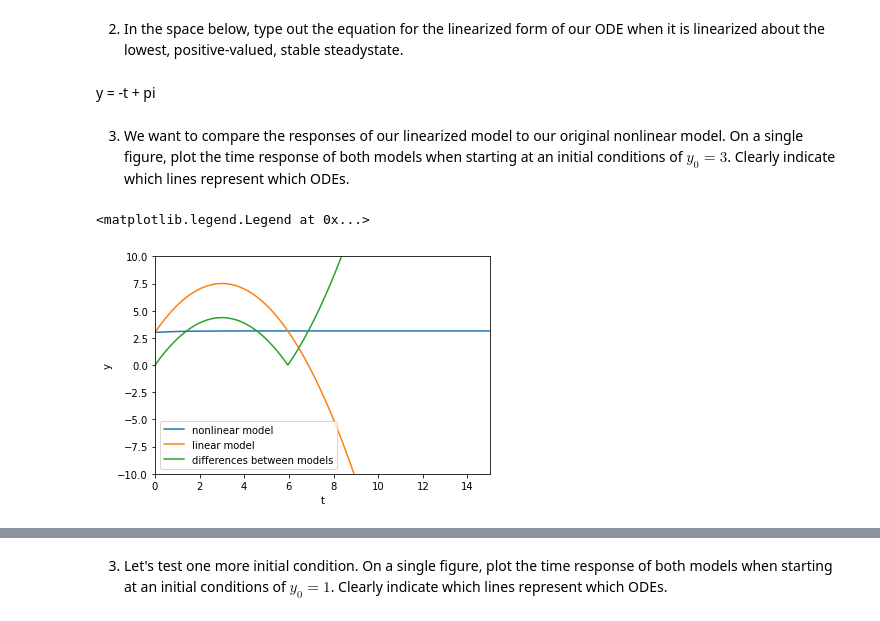
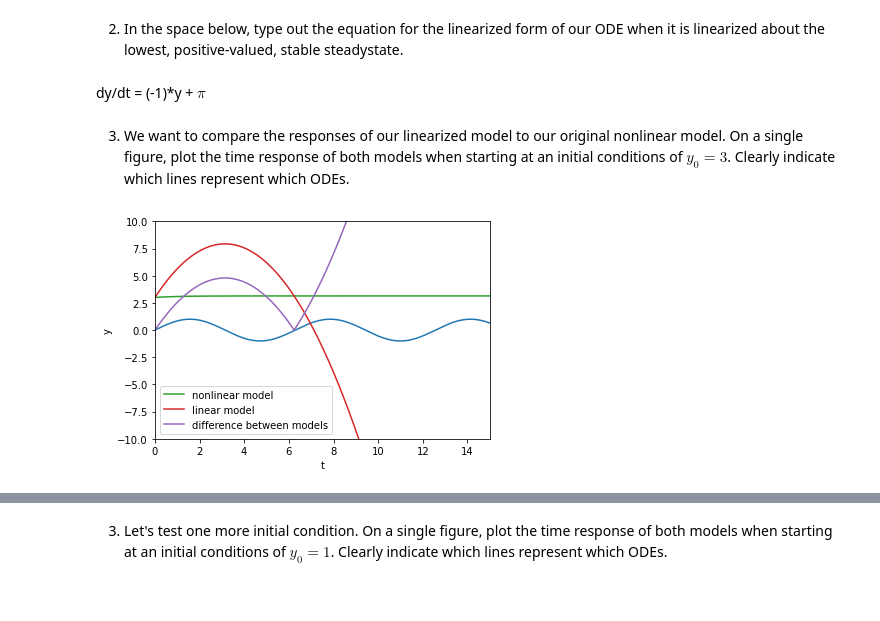
Before and after one commit to mdsnbutler/ChE_2410-Public-Repo, a Jupyter notebook: Homework/Homework 7 Flow on a Line.ipynb, the cells around one changed output, grey strips where cells are left out. Cells and saved outputs as stored; diff of their text form; code cells hidden in the pictures.

```diff
--- a/Homework/Homework 7 Flow on a Line.ipynb
+++ b/Homework/Homework 7 Flow on a Line.ipynb
@@ -130,29 +130,32 @@ Text(0, 0.5, 'dy/dt')
 # %% [markdown]
 2. In the space below, type out the equation for the linearized form of our ODE when it is linearized about the lowest, positive-valued, stable steadystate.
 # %% [markdown]
-y = -t + pi
+dy/dt = (-1)*y + $\pi$
 # %% [markdown]
 3. We want to compare the responses of our linearized model to our original nonlinear model. On a single figure, plot the time response of both models when starting at an initial conditions of $y_0 = 3$. Clearly indicate which lines represent which ODEs.
 # %%
 import math
 
 y = odeint(func, y0 = 3, t = timesteps)
 
 def linfunc(y, t):
-    dylin = (-1)*t + 3
+    dylin = (-1)*t + 3.14
     return dylin
 
 ylin = odeint(linfunc, y0 = 3, t = timesteps)
 modeldif = abs(y-ylin)
 
+plt.clf()
+plt.plot(ysteps, func(ysteps, timesteps))
+plt.plot(ysteps, linfunc(ysteps, timesteps))
 plt.plot(timesteps, y, label = 'nonlinear model')
 plt.plot(timesteps, ylin, label = 'linear model')
-plt.plot(timesteps, modeldif, label = 'differences between models')
+plt.plot(timesteps, modeldif, label = 'difference between models')
 plt.xlabel('t')
 plt.ylabel('y')
 plt.xlim(0, 15)
 plt.ylim(-10, 10)
 plt.legend()
+plt.show()
 # %% [output]
-<matplotlib.legend.Legend at 0x...>
-[figure, old version]
+[figure, new version]
```
Also changed, not shown: parts of 2 cells of this notebook.
